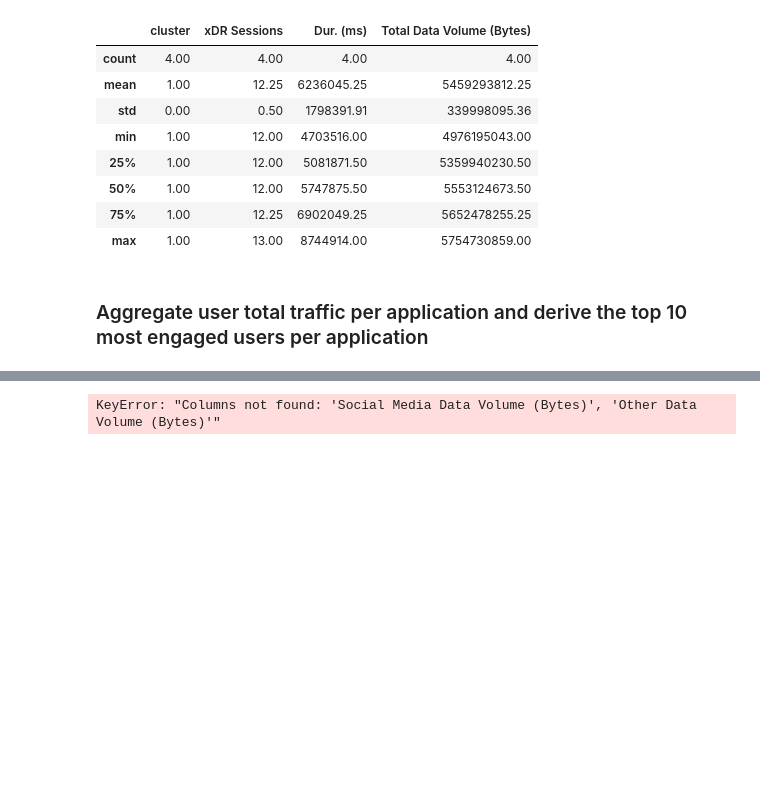
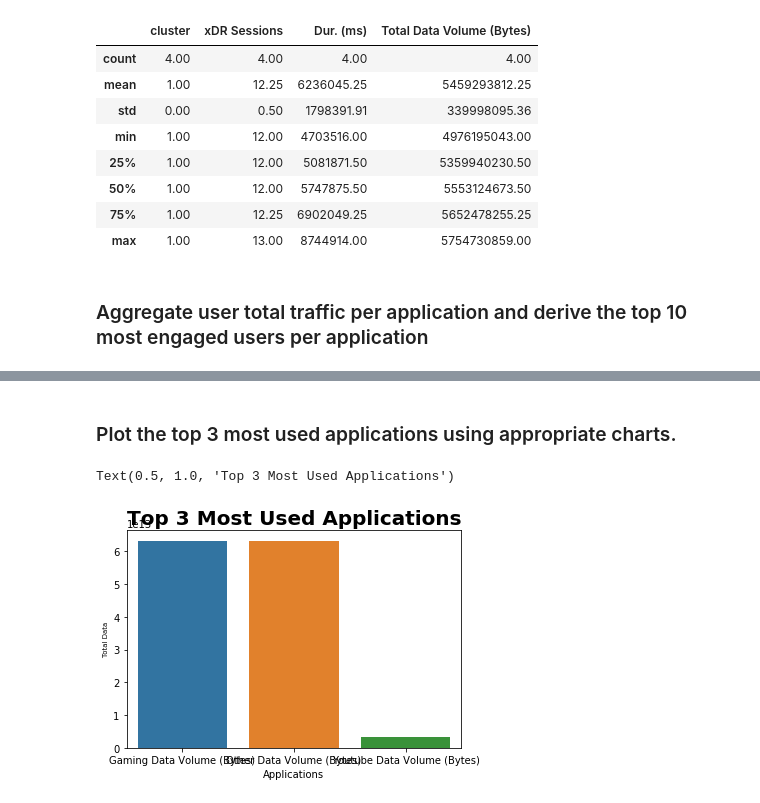
Before and after one commit to Samrawit02/Telecommunication-Data-Analysis, a Jupyter notebook: notebooks/ User Engagement analysis.ipynb, the cells around one changed output, grey strips where cells are left out. Drawn from its saved outputs; the diff is of its cells as text; code cells hidden in the pictures; blank space fills up the shorter version.

```diff
--- a/notebooks/ User Engagement analysis.ipynb
+++ b/notebooks/ User Engagement analysis.ipynb
@@ -374,12 +355,19 @@ application_df.nlargest(10,'Total Data Volume (Bytes)')
 | 33760413819.00 | 20777205.00 | 82738720.00 | 25576965.00 | 303169107.00 | ... |
 | 33664712899.00 | 19390599.00 | 90389372.00 | 21426007.00 | 276834013.00 | ... |
 | 33698792269.00 | 15728161.00 | 79736125.00 | 29059042.00 | 302661958.00 | ... |
+# %% [markdown]
+### Plot the top 3 most used applications using appropriate charts.
+# %%
+
+application_df_sum = application_df.groupby('MSISDN/Number')[['Social Media Data Volume (Bytes)','Google Data Volume (Bytes)','Email Data Volume (Bytes)',
+                                                            'Youtube Data Volume (Bytes)','Netflix Data Volume (Bytes)','Gaming Data Volume (Bytes)','Other Data Volume (Bytes)']].sum()
+largestApps=application_df_sum[['Social Media Data Volume (Bytes)','Google Data Volume (Bytes)','Email Data Volume (Bytes)','Youtube Data Volume (Bytes)',
+                               'Netflix Data Volume (Bytes)','Gaming Data Volume (Bytes)','Other Data Volume (Bytes)']].sum().nlargest(3)
 # %%
-# sumApplicationsDF=top_engagement.groupby('MSISDN/Number')[['Social Media Data Volume (Bytes)','Other Data Volume (Bytes)']].sum()
-# largestApps=sumApplicationsDF[['google','youtube','netflix','social','email','gaming']].sum().nlargest(3)
-# ax=sns.barplot(largestApps.index, largestApps.values)
-# ax.set_xlabel('Applications', fontsize=15)
-# ax.set_ylabel('Total Data' , fontsize=15)
-# ax.set_title('Top 3 Most Used Applications', fontsize=15, fontweight='bold')
+ax=sns.barplot(largestApps.index, largestApps.values)
+ax.set_xlabel('Applications', fontsize=10)
+ax.set_ylabel('Total Data' , fontsize=7)
+ax.set_title('Top 3 Most Used Applications', fontsize=20,fontweight='bold')
 # %% [output]
-KeyError: "Columns not found: 'Social Media Data Volume (Bytes)', 'Other Data Volume (Bytes)'"
+Text(0.5, 1.0, 'Top 3 Most Used Applications')
+[figure, added]
```
Also changed, not shown: parts of 2 cells of this notebook, 1 other file.
